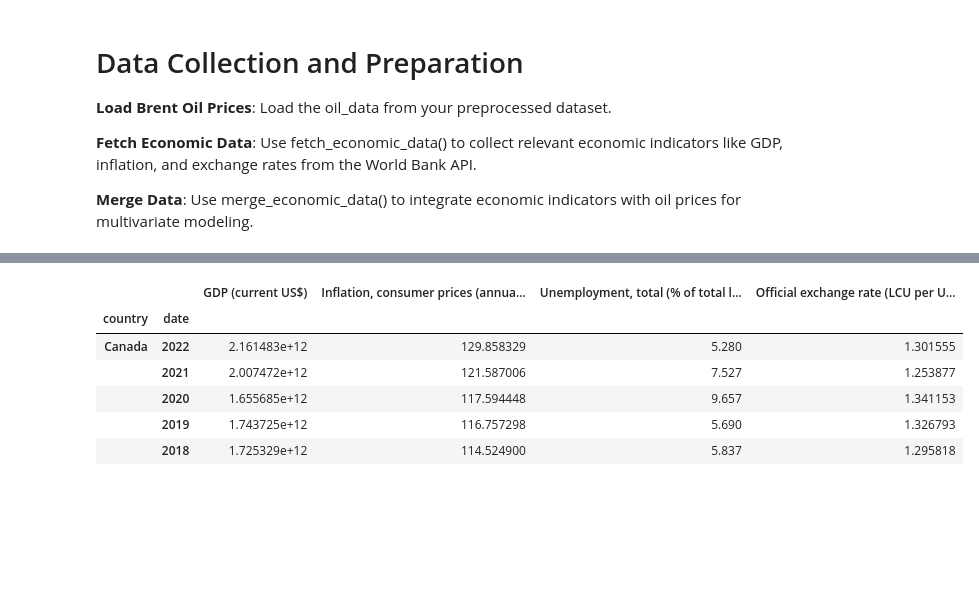
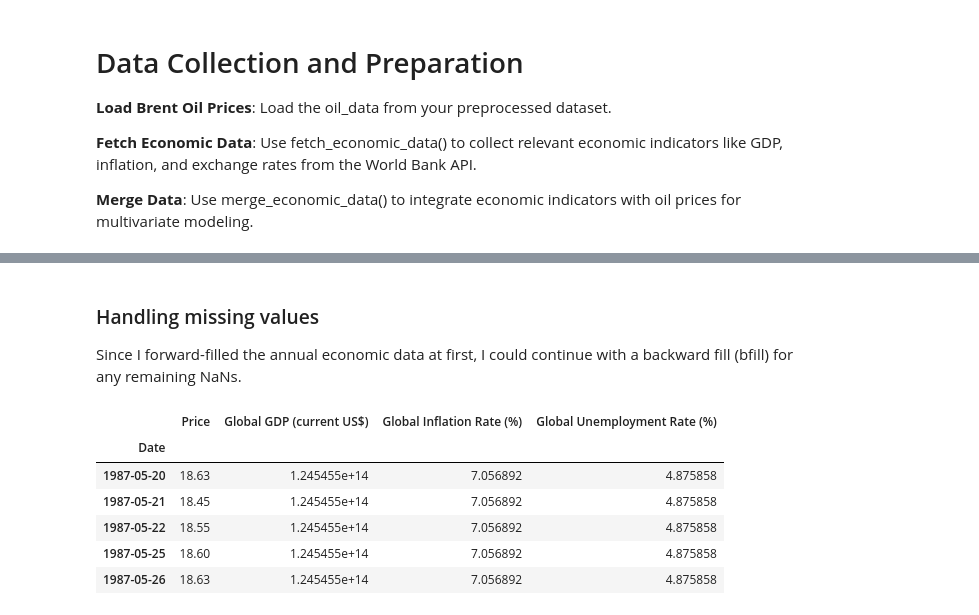
Before and after one commit to Seife1/Brent-Oil-Price-Analysis-and-Change-Point-Detection, a Jupyter notebook: notebooks/Brent_Oil_Analysis_Task2.ipynb, the cells around one changed output, grey strips where cells are left out. Drawn from its saved outputs; the diff is of its cells as text; code cells hidden in the pictures; blank space fills up the shorter version.

```diff
--- a/notebooks/Brent_Oil_Analysis_Task2.ipynb
+++ b/notebooks/Brent_Oil_Analysis_Task2.ipynb
@@ -72,0 +109,3 @@ oil_data.shape
+# %%
+# Rename date column
+economic_data.rename(columns={'date': 'Date'}, inplace=True)
@@ -72,0 +116,3 @@ oil_data.shape
+# %%
+economic_data = economic_data.sort_values('Date')  # Ensure data is sorted by date
+economic_data.set_index('Date', inplace=True)
@@ -73 +136,18 @@ oil_data.shape
+# %%
+# Step 1: Ensure both DataFrames have datetime index
+df.index = pd.to_datetime(df.index)
+economic_data.index = pd.to_datetime(economic_data.index, format='%Y')  # economic_data has only years
+
+# Step 2: Create a yearly date range starting from 1987 to the last year in df
+yearly_range = pd.date_range(start='1987', end=df.index.max(), freq='Y')
+
+# Step 3: Reindex economic_data with the yearly range and forward-fill at the yearly level
+economic_data = economic_data.reindex(yearly_range, method='ffill')
+
+# Step 4: Expand economic_data to daily dates, forward-filling within each year
+date_range = pd.date_range(df.index.min(), df.index.max(), freq='D')
+economic_data_expanded = economic_data.reindex(date_range).fillna(method='ffill')
+
+# Step 5: Merge the daily data with the expanded yearly data
+merged_df = df.merge(economic_data_expanded, how='left', left_index=True, right_index=True)
 # %%
@@ -82,10 +187,16 @@ oil_data.head()
+# %% [markdown]
+### Handling missing values
+
+Since I forward-filled the annual economic data at first, I could continue with a backward fill (bfill) for any remaining NaNs.
+# %%
+merged_df.fillna(method='bfill', inplace=True)
 # %%
-economic_data.head()
+merged_df.head()
 # %% [output]
-|  |  | GDP (current US$) | Inflation, consumer prices (annua... | Unemployment, total (% of total l... | Official exchange rate (LCU per U... |
-| country | date |  |  |  |  |
-| Canada | 2022 | 2.161483e+12 | 129.858329 | 5.280 | 1.301555 |
-|  | 2021 | 2.007472e+12 | 121.587006 | 7.527 | 1.253877 |
-|  | 2020 | 1.655685e+12 | 117.594448 | 9.657 | 1.341153 |
-|  | 2019 | 1.743725e+12 | 116.757298 | 5.690 | 1.326793 |
-|  | 2018 | 1.725329e+12 | 114.524900 | 5.837 | 1.295818 |
+|  | Price | Global GDP (current US$) | Global Inflation Rate (%) | Global Unemployment Rate (%) |
+| Date |  |  |  |  |
+| 1987-05-20 | 18.63 | 1.245455e+14 | 7.056892 | 4.875858 |
+| 1987-05-21 | 18.45 | 1.245455e+14 | 7.056892 | 4.875858 |
+| 1987-05-22 | 18.55 | 1.245455e+14 | 7.056892 | 4.875858 |
+| 1987-05-25 | 18.60 | 1.245455e+14 | 7.056892 | 4.875858 |
+| 1987-05-26 | 18.63 | 1.245455e+14 | 7.056892 | 4.875858 |
```
Also changed, not shown: parts of 26 cells of this notebook, 2 other files.
